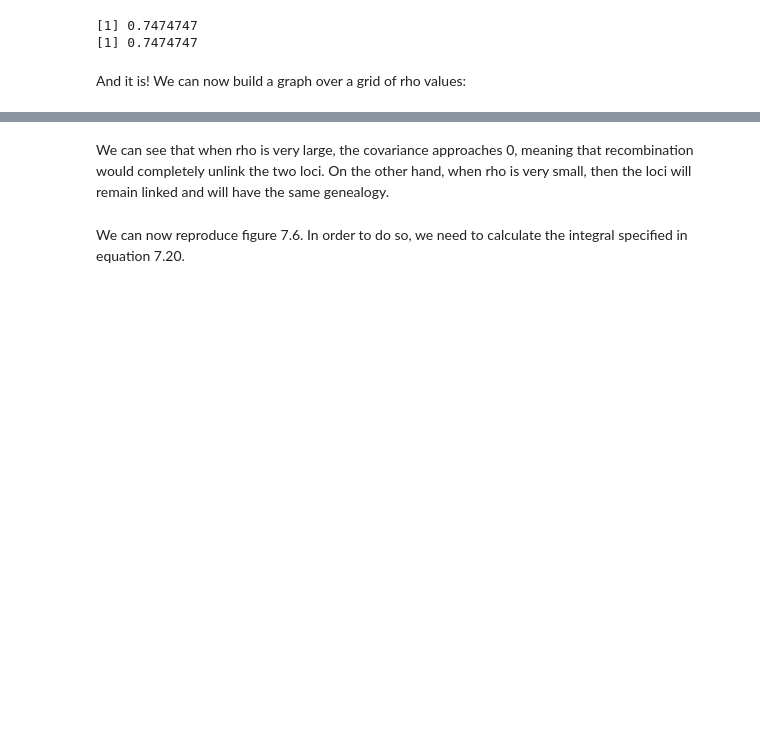
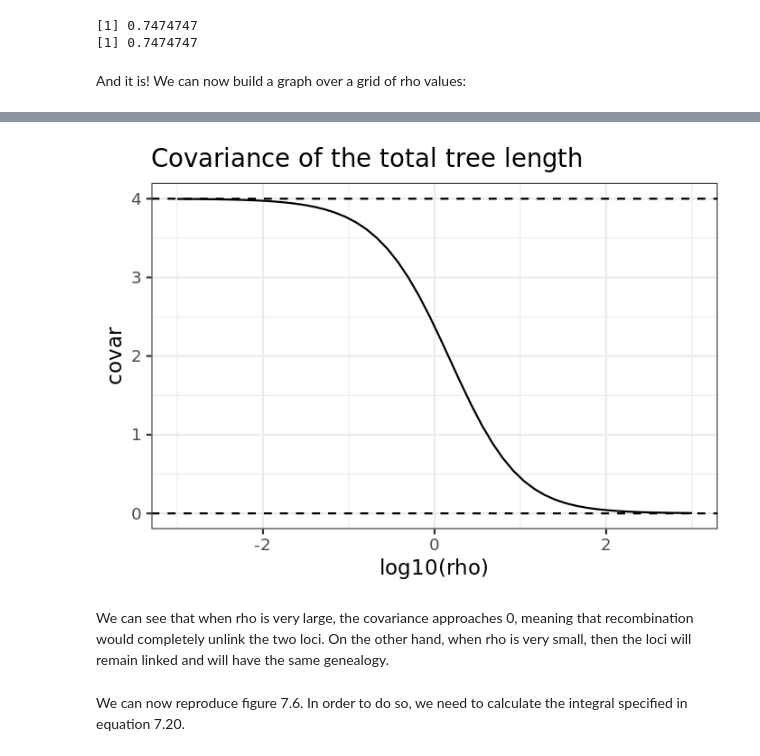
Before and after one commit to rivasiker/phasetype, a Jupyter notebook: scripts/03_variance_S/03_variance_S.ipynb, the cells around one changed output, grey strips where cells are left out. Drawn from its saved outputs; the diff is of its cells as text; code cells hidden in the pictures; blank space fills up the shorter version.

```diff
--- a/scripts/03_variance_S/03_variance_S.ipynb
+++ b/scripts/03_variance_S/03_variance_S.ipynb
@@ -337,3 +403,24 @@ covar_tib %>%
+# %%
+%%R  -w 700 -h 500 -r 150
+
+
+rho_lst = lseq(0.001, 1000, length.out = 50)
+phasetype_covar <- unlist(lapply(rho_lst, covar_Ttotal))
+
+covar_tib <- tibble(
+    rho = rho_lst,
+    covar = phasetype_covar)
+
+covar_tib %>%
+    ggplot() +
+    geom_line(aes(log10(rho), covar)) +
+    geom_hline(aes(yintercept = y),
+               linetype = 2,
+               data = tibble(y = c(0, 4))) +
+    theme_bw() +
+    ggtitle('Covariance of the total tree length')
+# %% [output]
+[figure, added]
 # %% [markdown]
 We can see that when rho is very large, the covariance approaches 0, meaning that recombination would completely unlink the two loci. On the other hand, when rho is very small, then the loci will remain linked and will have the same genealogy.
 # %% [markdown]
```
Also changed, not shown: parts of 14 cells of this notebook.
